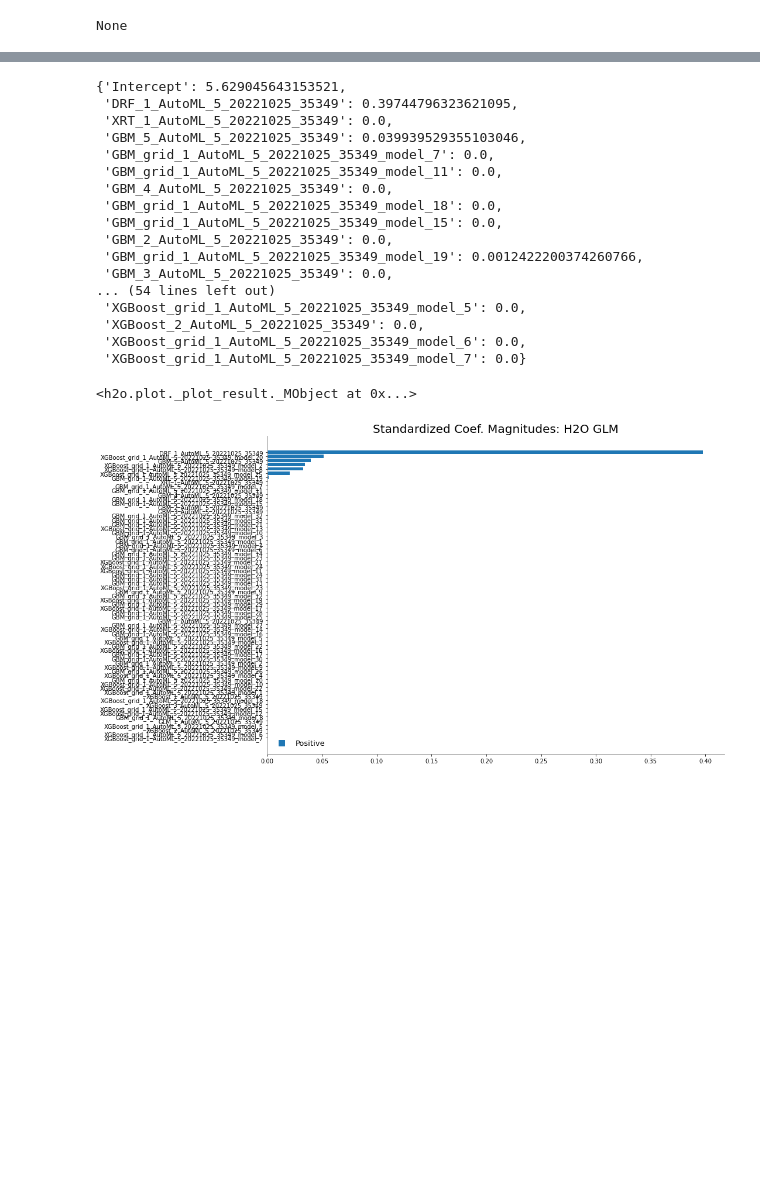
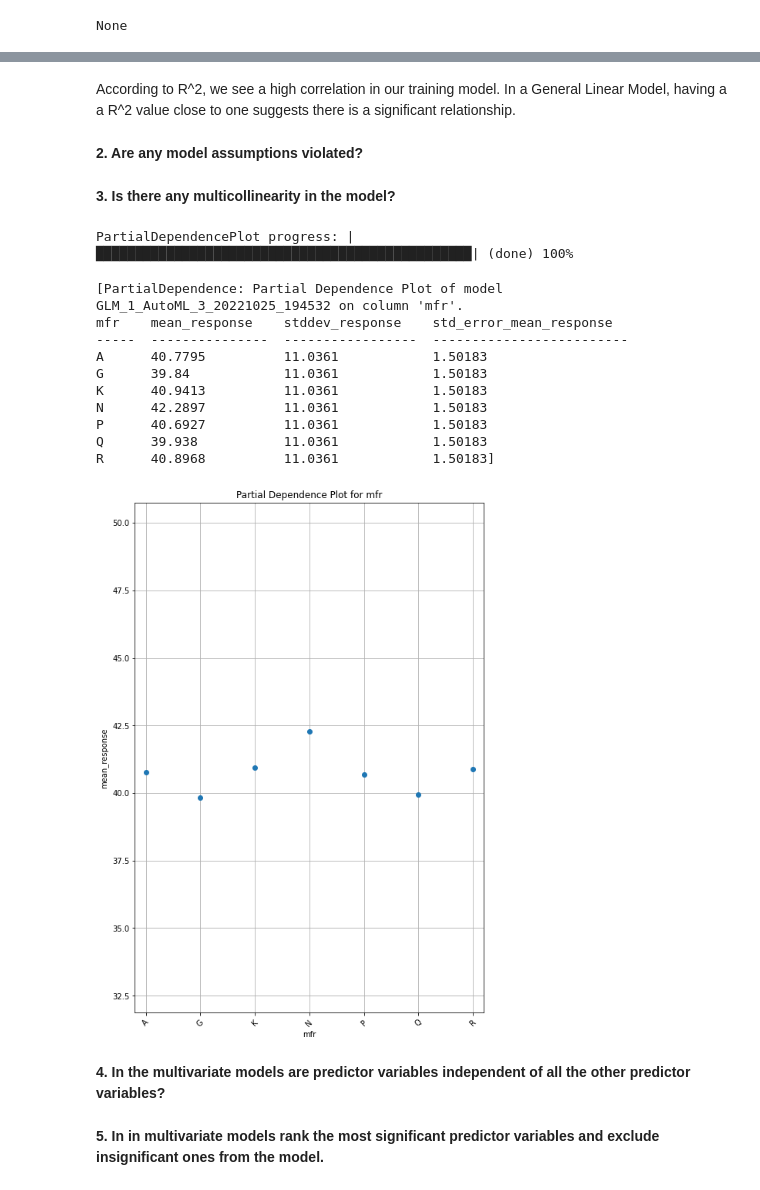
Before and after one commit to meghamkpatel/Skunks_Skool, a Jupyter notebook: INFO_6105/AutoML/Red_Wine_Quality.ipynb, the cells around one changed output, grey strips where cells are left out. Drawn from its saved outputs; the diff is of its cells as text; code cells hidden in the pictures; blank space fills up the shorter version.

```diff
--- a/INFO_6105/AutoML/Red_Wine_Quality.ipynb
+++ b/INFO_6105/AutoML/Red_Wine_Quality.ipynb
@@ -200,7 +205,7 @@ Cols:12
 train, test = data.split_frame(seed = 1234, destination_frames = ["train.hex", "test.hex"])
 # %%
 # assign target and inputs for logistic regression
-y = 'quality'
+y = 'rating'
 X = [name for name in train.columns if name != y]
 print(y)
 print(X)
@@ -211,13 +216,3 @@ quality
 ###Regression
 # %%
 aml = H2OAutoML(max_runtime_secs=run_time,exclude_algos = ['DeepLearning'])
-# %%
-model_start_time = time.time()
-
-try:
-  aml.train(x=X,y=y,training_frame=train)  # Change training_frame=train
-except Exception as e:
-  logging.critical('aml.train')
-  h2o.download_all_logs(dirname=logs_path, filename=logfile)
-  h2o.cluster().shutdown()
-  sys.exit(4)
@@ -249,4 +257,4 @@ print(aml2.leaderboard)
 # %%
-best_model = h2o.get_model(aml.leaderboard[0,'model_id'])
+best_model = h2o.get_model(aml.leaderboard[2,'model_id'])
 best_model.algo
 # %% [output]
@@ -284,3 +292,28 @@ AIC: 727.0833880014079
+# %% [markdown]
+According to R^2, we see a high correlation in our training model. In a General Linear Model, having a a R^2 value close to one suggests there is a significant relationship.
+# %% [markdown]
+**2. Are any model assumptions violated?**
+# %% [markdown]
+**3. Is there any multicollinearity in the model?**
+# %%
+best_model.partial_plot(train, cols = ['mfr'], plot = True, plot_stddev = False)
+# %% [output]
+PartialDependencePlot progress: |████████████████████████████████████████████████| (done) 100%
+[PartialDependence: Partial Dependence Plot of model GLM_1_AutoML_3_20221025_194532 on column 'mfr'.
+mfr    mean_response    stddev_response    std_error_mean_response
+-----  ---------------  -----------------  -------------------------
+A      40.7795          11.0361            1.50183
+G      39.84            11.0361            1.50183
+K      40.9413          11.0361            1.50183
+N      42.2897          11.0361            1.50183
+P      40.6927          11.0361            1.50183
+Q      39.938           11.0361            1.50183
+R      40.8968          11.0361            1.50183]
+[figure, added]
+# %% [markdown]
+**4. In the multivariate models are predictor variables independent of all the other predictor variables?**
+# %% [markdown]
+**5. In in multivariate models rank the most significant predictor variables and exclude insignificant ones from the model.**
 # %%
 import matplotlib.pyplot as plt
 %matplotlib inline
@@ -298,26 +323,0 @@ metalearner = se.metalearner()
-# %%
-metalearner.coef_norm()
-# %% [output]
-{'Intercept': 5.629045643153521,
- 'DRF_1_AutoML_5_20221025_35349': 0.39744796323621095,
- 'XRT_1_AutoML_5_20221025_35349': 0.0,
- 'GBM_5_AutoML_5_20221025_35349': 0.039939529355103046,
- 'GBM_grid_1_AutoML_5_20221025_35349_model_7': 0.0,
- 'GBM_grid_1_AutoML_5_20221025_35349_model_11': 0.0,
- 'GBM_4_AutoML_5_20221025_35349': 0.0,
- 'GBM_grid_1_AutoML_5_20221025_35349_model_18': 0.0,
- 'GBM_grid_1_AutoML_5_20221025_35349_model_15': 0.0,
- 'GBM_2_AutoML_5_20221025_35349': 0.0,
- 'GBM_grid_1_AutoML_5_20221025_35349_model_19': 0.0012422200374260766,
- 'GBM_3_AutoML_5_20221025_35349': 0.0,
-... (54 lines left out)
- 'XGBoost_grid_1_AutoML_5_20221025_35349_model_5': 0.0,
- 'XGBoost_2_AutoML_5_20221025_35349': 0.0,
- 'XGBoost_grid_1_AutoML_5_20221025_35349_model_6': 0.0,
- 'XGBoost_grid_1_AutoML_5_20221025_35349_model_7': 0.0}
-# %%
-%matplotlib inline
-metalearner.std_coef_plot()
-# %% [output]
-<h2o.plot._plot_result._MObject at 0x...>
-[figure, removed]
```
Also changed, not shown: parts of 26 cells of this notebook.
